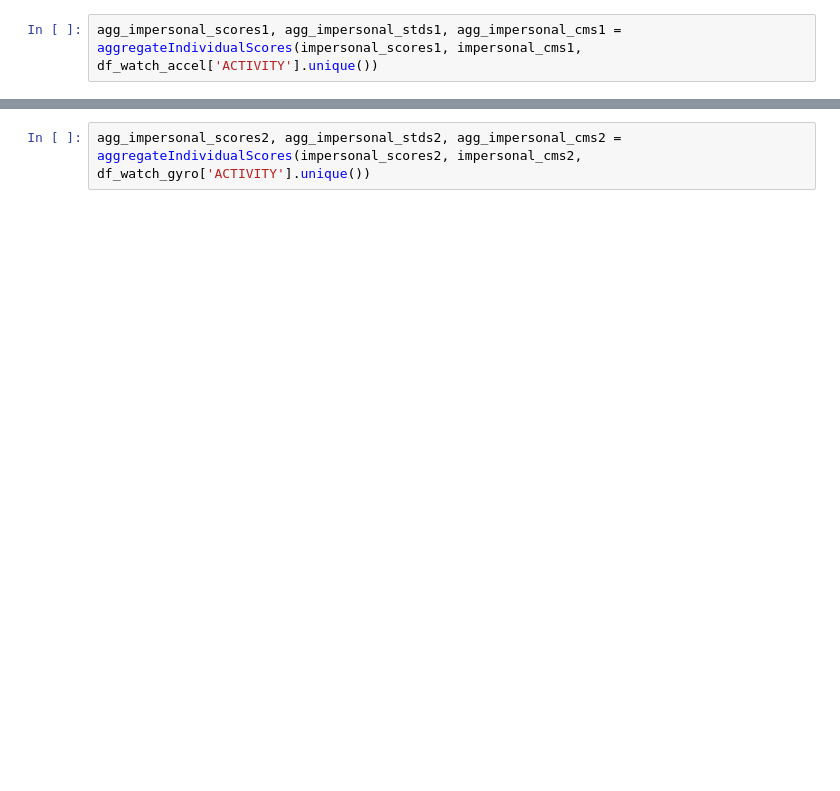
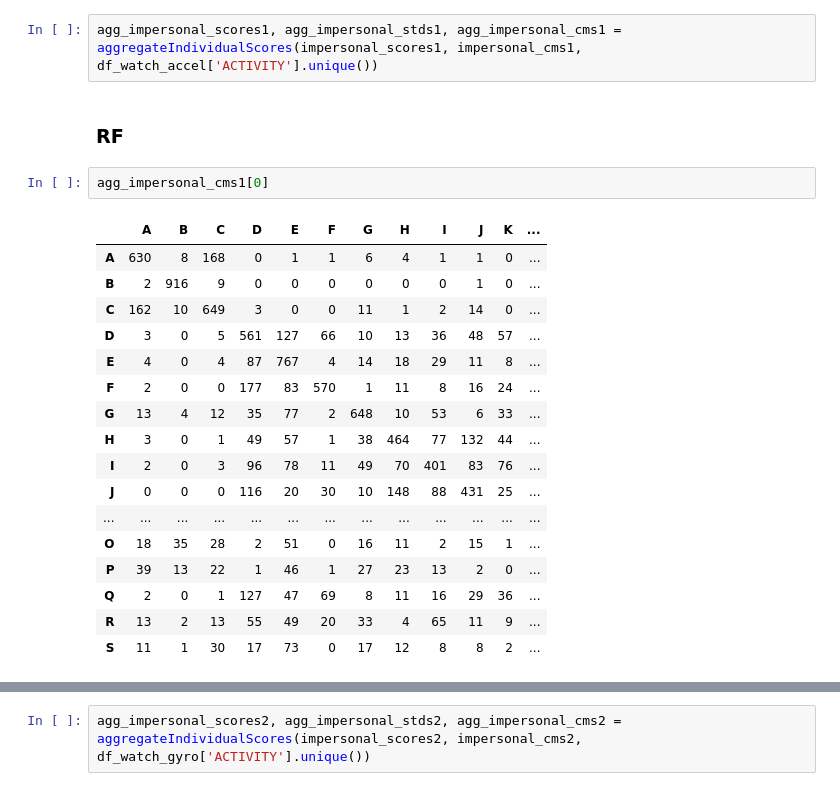
Before and after one commit to abby1ill/AR-sensor-fusion, a Jupyter notebook: Scripts.ipynb, the cells around one changed output, grey strips where cells are left out. Drawn from its saved outputs; the diff is of its cells as text; blank space fills up the shorter version.

```diff
--- a/Scripts.ipynb
+++ b/Scripts.ipynb
@@ -841,2 +841,24 @@ impersonal_scores1, impersonal_cms1 = runImpersonalTests(df_watch_accel, algorit
 # %%
 agg_impersonal_scores1, agg_impersonal_stds1, agg_impersonal_cms1 = aggregateIndividualScores(impersonal_scores1, impersonal_cms1, df_watch_accel['ACTIVITY'].unique())
+# %% [markdown]
+### RF
+# %%
+agg_impersonal_cms1[0]
+# %% [output]
+|  | A | B | C | D | E | F | G | H | I | J | K | ... |
+| A | 630 | 8 | 168 | 0 | 1 | 1 | 6 | 4 | 1 | 1 | 0 | ... |
+| B | 2 | 916 | 9 | 0 | 0 | 0 | 0 | 0 | 0 | 1 | 0 | ... |
+| C | 162 | 10 | 649 | 3 | 0 | 0 | 11 | 1 | 2 | 14 | 0 | ... |
+| D | 3 | 0 | 5 | 561 | 127 | 66 | 10 | 13 | 36 | 48 | 57 | ... |
+| E | 4 | 0 | 4 | 87 | 767 | 4 | 14 | 18 | 29 | 11 | 8 | ... |
+| F | 2 | 0 | 0 | 177 | 83 | 570 | 1 | 11 | 8 | 16 | 24 | ... |
+| G | 13 | 4 | 12 | 35 | 77 | 2 | 648 | 10 | 53 | 6 | 33 | ... |
+| H | 3 | 0 | 1 | 49 | 57 | 1 | 38 | 464 | 77 | 132 | 44 | ... |
+| I | 2 | 0 | 3 | 96 | 78 | 11 | 49 | 70 | 401 | 83 | 76 | ... |
+| J | 0 | 0 | 0 | 116 | 20 | 30 | 10 | 148 | 88 | 431 | 25 | ... |
+| ... | ... | ... | ... | ... | ... | ... | ... | ... | ... | ... | ... | ... |
+| O | 18 | 35 | 28 | 2 | 51 | 0 | 16 | 11 | 2 | 15 | 1 | ... |
+| P | 39 | 13 | 22 | 1 | 46 | 1 | 27 | 23 | 13 | 2 | 0 | ... |
+| Q | 2 | 0 | 1 | 127 | 47 | 69 | 8 | 11 | 16 | 29 | 36 | ... |
+| R | 13 | 2 | 13 | 55 | 49 | 20 | 33 | 4 | 65 | 11 | 9 | ... |
+| S | 11 | 1 | 30 | 17 | 73 | 0 | 17 | 12 | 8 | 8 | 2 | ... |
```
Also changed, not shown: parts of 53 cells of this notebook.
